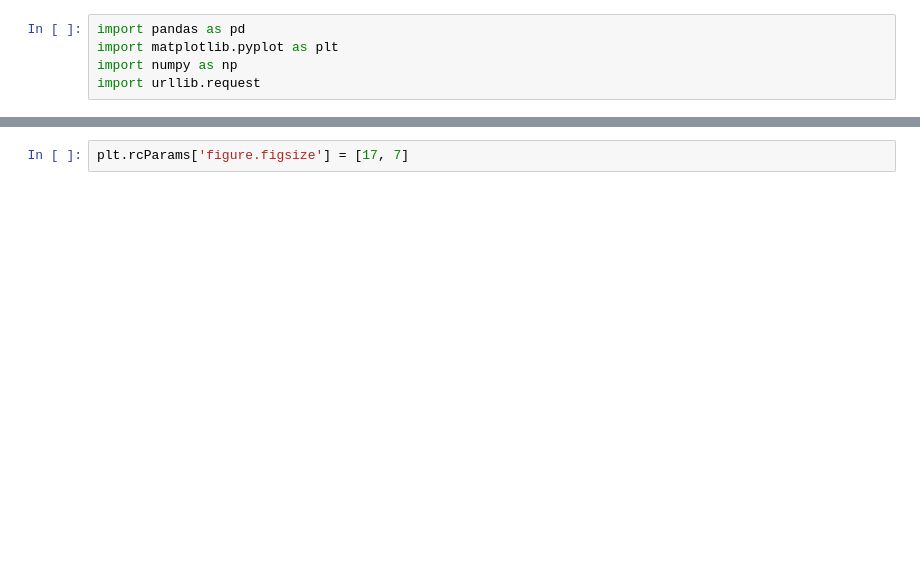
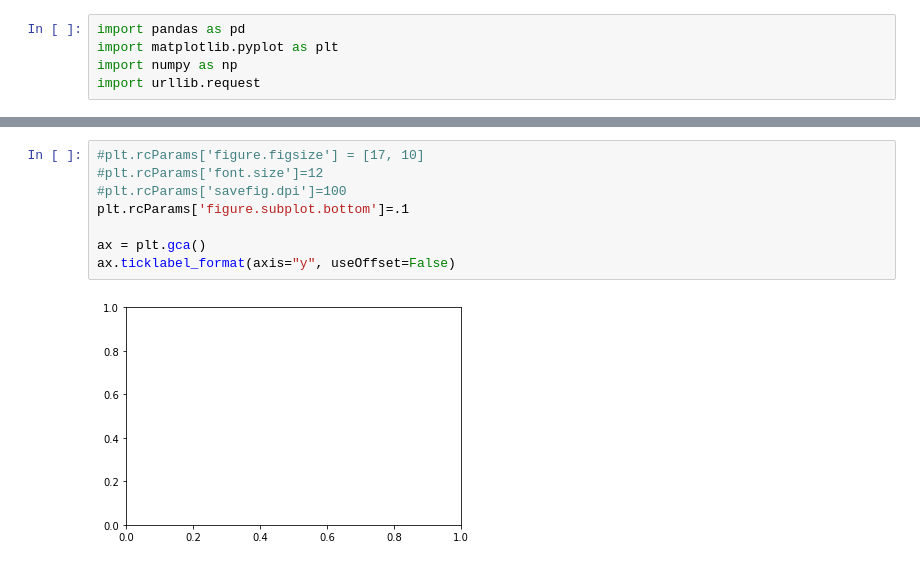
Before and after one commit to OpenSpartan/openspartan-data-notebooks, a Jupyter notebook: Halo Infinite Data Analysis.ipynb, the cells around one changed output, grey strips where cells are left out. Cells and saved outputs as stored; diff of their text form; blank space fills up the shorter version.

```diff
--- a/Halo Infinite Data Analysis.ipynb
+++ b/Halo Infinite Data Analysis.ipynb
@@ -34,3 +37,11 @@ df.head(5)
 # %%
-plt.rcParams['figure.figsize'] = [17, 7]
+#plt.rcParams['figure.figsize'] = [17, 10]
+#plt.rcParams['font.size']=12
+#plt.rcParams['savefig.dpi']=100
+plt.rcParams['figure.subplot.bottom']=.1
+
+ax = plt.gca()
+ax.ticklabel_format(axis="y", useOffset=False)
+# %% [output]
+[figure, added]
 # %%
```
Also changed, not shown: parts of 4 cells of this notebook, 2 other files.
